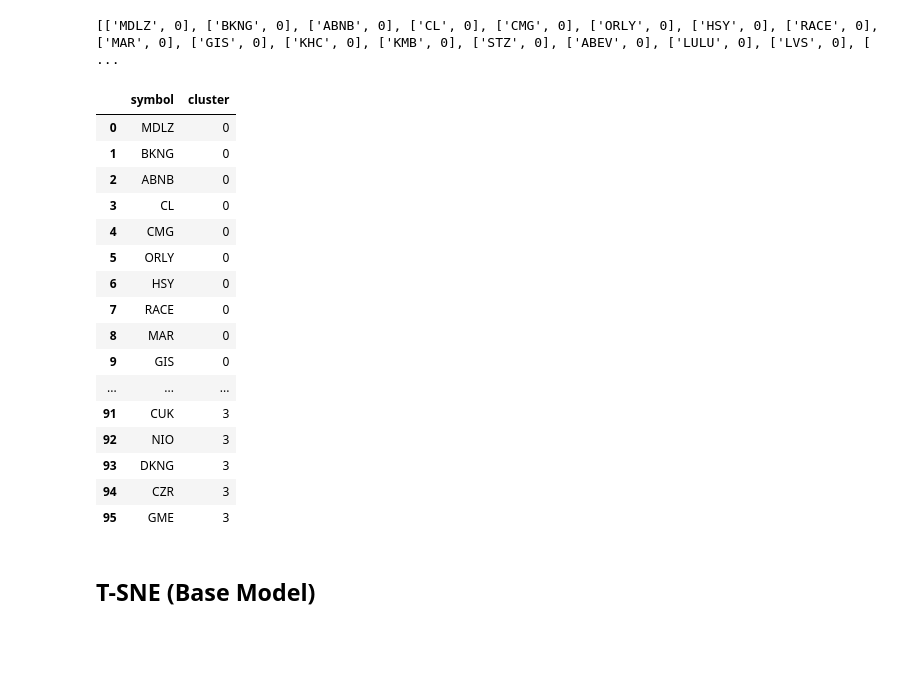
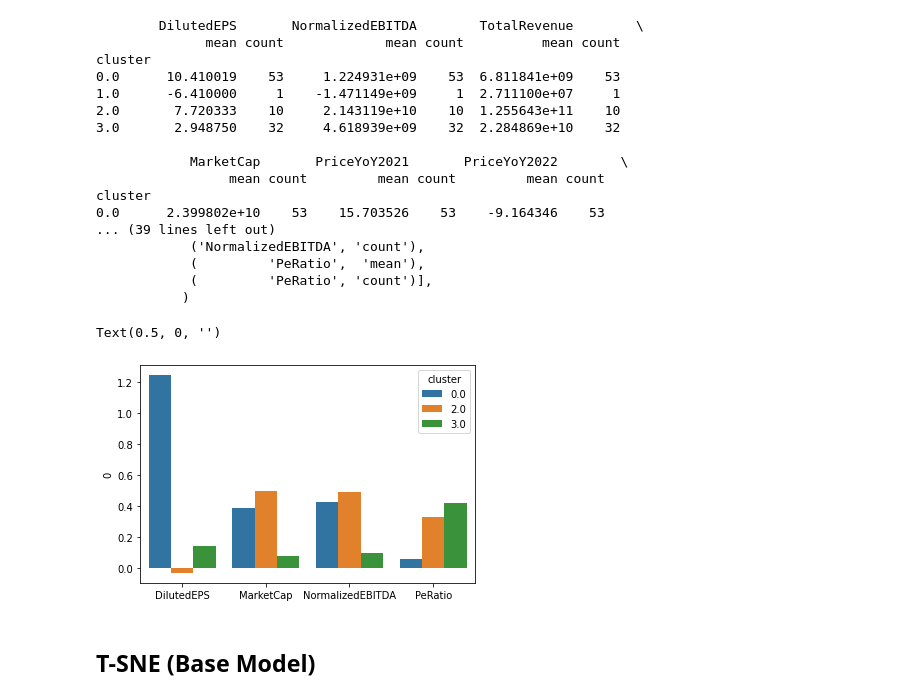
Before and after one commit to rkedia1/stock_volatility, a Jupyter notebook: analysis_of_clusters.ipynb, the cells around one changed output. Drawn from its saved outputs; the diff is of its cells as text; code cells hidden in the pictures; blank space fills up the shorter version.

```diff
--- a/analysis_of_clusters.ipynb
+++ b/analysis_of_clusters.ipynb
@@ -22,62 +22,82 @@ s_df = pd.read_csv('symbol_fundamentals.csv').set_index('symbol')
 
 # Specify the file path for the CSV file
 csv_file_path = 'stock_clusters.csv'
 
 #print(gmm)
 cluster_count = max(set([i[1] for i in gmm]))
 gmm_dict = dict()
 for i in range(0, cluster_count + 1):
     gmm_dict[i] = []
 for i in gmm:
     gmm_dict[i[1]].append(i[0])
 for k in gmm_dict:
     df = pd.DataFrame()
     at = AnalysisTargets()
     for symbol in gmm_dict[k]:
         df = pd.concat([df, at.create_target_dataset(symbol)])
         s_df.loc[symbol,'cluster'] = k
     #print(f"Cluster {k+1}:\n{gmm_dict[k]}")
     #print(df.describe())
 
 
-s_df = s_df.drop(['Description', 'Sector', 'Industry', 'asOfDate'], axis = 1).groupby(['cluster']).agg(['mean', 'std', 'count'])
+s_df = s_df.drop(['Description', 'Sector', 'Industry', 'asOfDate'], axis = 1).groupby('cluster').agg(['mean', 'count'])
+print(s_df)
+s_df = s_df[['DilutedEPS', 'MarketCap', 'NormalizedEBITDA', 'PeRatio']]
+#s_df = s_df[s_df['cluster']
+#print(s_df)
+# Calculate the mean and standard deviation for each column
+mean = np.mean(s_df, axis=0)
 
-csv_file_path = 'stock_clusters.csv'
+print(s_df)
+std = np.std(s_df, axis=0)
 
-data_list = []
+# Standardize each column using the calculated mean and standard deviation
+df_st = (s_df - mean) / std
 
-for cluster, symbols in gmm_dict.items():
-    for symbol in symbols:
-        cluster_list = ([symbol, cluster])
-        data_list.append(cluster_list)
+print(df_st.columns)
+df_st = df_st[df_st.index != 1]
 
-print(data_list)
-df_cluster = pd.DataFrame(data_list, columns = ['symbol', 'cluster'])
-df_cluster
+#print(df_st.unstack().reset_index())
+ax = sns.barplot(data=df_st.unstack().reset_index(), x='level_0', y=0, hue='cluster', ci = None)
+ax.set_xlabel("")
 
-df_cluster.to_csv(csv_file_path, index=False)
+# csv_file_path = 'stock_clusters.csv'
+
+# data_list = []
+
+# for cluster, symbols in gmm_dict.items():
+#     for symbol in symbols:
+#         cluster_list = ([symbol, cluster])
+#         data_list.append(cluster_list)
+
+# print(data_list)
+# df_cluster = pd.DataFrame(data_list, columns = ['symbol', 'cluster'])
+# df_cluster
+
+# df_cluster.to_csv(csv_file_path, index=False)
 
 
 #sns.barplot(data=s_df, x="cluster", y="body_mass", hue="sex")
 # %% [output]
-[['MDLZ', 0], ['BKNG', 0], ['ABNB', 0], ['CL', 0], ['CMG', 0], ['ORLY', 0], ['HSY', 0], ['RACE', 0], ['MAR', 0], ['GIS', 0], ['KHC', 0], ['KMB', 0], ['STZ', 0], ['ABEV', 0], ['LULU', 0], ['LVS', 0], [ ...
+        DilutedEPS       NormalizedEBITDA        TotalRevenue        \
+              mean count             mean count          mean count
+cluster
+0.0      10.410019    53     1.224931e+09    53  6.811841e+09    53
+1.0      -6.410000     1    -1.471149e+09     1  2.711100e+07     1
+2.0       7.720333    10     2.143119e+10    10  1.255643e+11    10
+3.0       2.948750    32     4.618939e+09    32  2.284869e+10    32
+
+            MarketCap       PriceYoY2021       PriceYoY2022        \
+                 mean count         mean count         mean count
+cluster
+0.0      2.399802e+10    53    15.703526    53    -9.164346    53
+... (39 lines left out)
+            ('NormalizedEBITDA', 'count'),
+            (         'PeRatio',  'mean'),
+            (         'PeRatio', 'count')],
+           )
-|  | symbol | cluster |
-| 0 | MDLZ | 0 |
-| 1 | BKNG | 0 |
-| 2 | ABNB | 0 |
-| 3 | CL | 0 |
-| 4 | CMG | 0 |
-| 5 | ORLY | 0 |
-| 6 | HSY | 0 |
-| 7 | RACE | 0 |
-| 8 | MAR | 0 |
-| 9 | GIS | 0 |
-| ... | ... | ... |
-| 91 | CUK | 3 |
-| 92 | NIO | 3 |
-| 93 | DKNG | 3 |
-| 94 | CZR | 3 |
-| 95 | GME | 3 |
+Text(0.5, 0, '')
+[figure, added]
 # %% [markdown]
 ## T-SNE (Base Model)
 # %%
```
Also changed, not shown: parts of 10 cells of this notebook.
